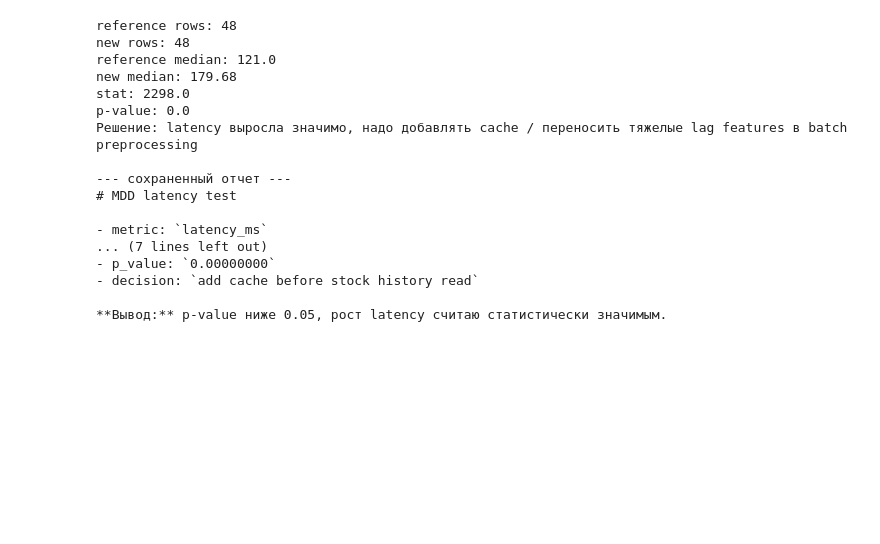
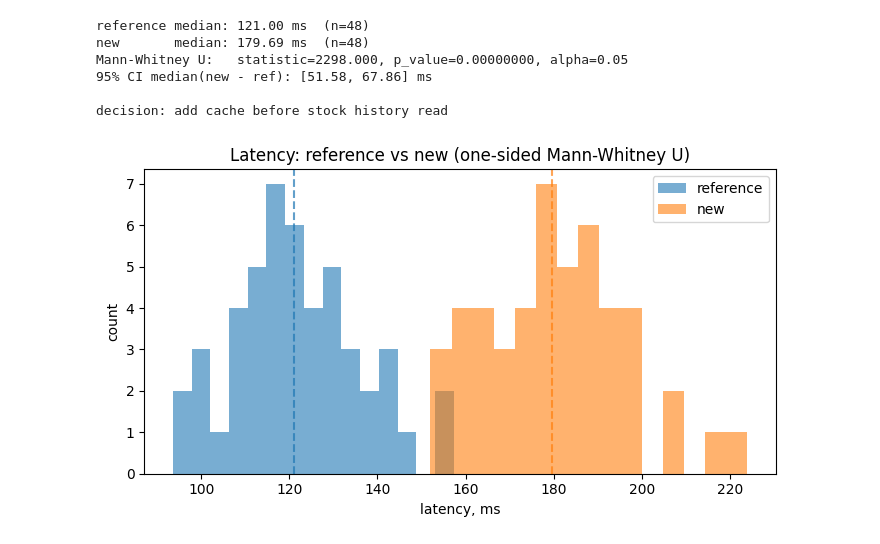
Before and after one commit to 0x39f963/-ml_ops_hw9, a Jupyter notebook: HW9_Design_НовиковИван_last.ipynb, the cells around one changed output. Saved outputs shown, nothing was run; the diff lists cells and outputs as text; code cells hidden in the pictures; blank space fills up the shorter version.

```diff
--- a/HW9_Design_НовиковИван_last.ipynb
+++ b/HW9_Design_НовиковИван_last.ipynb
@@ -291,44 +253,55 @@ latency_ms для расчета прогноза запасов
 # %%
-from pathlib import Path
+# MDD: статистическая проверка роста latency прогноза складских запасов.
+# Reference vs new сохранены в data/reference_latency.csv и data/new_latency.csv.
 
+import numpy as np
 import pandas as pd
+import matplotlib.pyplot as plt
 from scipy.stats import mannwhitneyu
 
-ref = pd.read_csv("data/reference_latency.csv")["latency_ms"]
-new = pd.read_csv("data/new_latency.csv")["latency_ms"]
+ref = pd.read_csv("data/reference_latency.csv")
+new = pd.read_csv("data/new_latency.csv")
 
-stat, p_value = mannwhitneyu(new, ref, alternative="greater")
+ref_lat = ref["latency_ms"].to_numpy()
+new_lat = new["latency_ms"].to_numpy()
 
-print("reference rows:", len(ref))
-print("new rows:", len(new))
-print("reference median:", round(ref.median(), 2))
-print("new median:", round(new.median(), 2))
-print("stat:", round(stat, 3))
-print("p-value:", round(p_value, 8))
+# H0: latency не выросла; H1: new > reference.
+stat, p_value = mannwhitneyu(new_lat, ref_lat, alternative="greater")
 
-if p_value < 0.05:
-    print("Решение: latency выросла значимо, надо добавлять cache / переносить тяжелые lag features в batch preprocessing")
-else:
-    print("Решение: статистически значимого роста нет, пока ничего не меняю")
+rng = np.random.default_rng(42)
+boot = np.empty(5000)
+for i in range(boot.size):
+    a = rng.choice(new_lat, size=new_lat.size, replace=True)
+    b = rng.choice(ref_lat, size=ref_lat.size, replace=True)
+    boot[i] = np.median(a) - np.median(b)
+ci_low, ci_high = np.percentile(boot, [2.5, 97.5])
 
-print("\n--- сохраненный отчет ---")
-print(Path("reports/mdd_test_result.md").read_text(encoding="utf-8"))
+print(f"reference median: {np.median(ref_lat):.2f} ms  (n={ref_lat.size})")
+print(f"new       median: {np.median(new_lat):.2f} ms  (n={new_lat.size})")
+print(f"Mann-Whitney U:   statistic={stat:.3f}, p_value={p_value:.8f}, alpha=0.05")
+print(f"95% CI median(new - ref): [{ci_low:.2f}, {ci_high:.2f}] ms")
+print()
+decision = "add cache before stock history read" if p_value < 0.05 else "no significant change"
+print(f"decision: {decision}")
+
+fig, ax = plt.subplots(figsize=(7, 4))
+ax.hist(ref_lat, bins=15, alpha=0.6, label="reference")
+ax.hist(new_lat, bins=15, alpha=0.6, label="new")
+ax.axvline(np.median(ref_lat), color="C0", linestyle="--", alpha=0.7)
+ax.axvline(np.median(new_lat), color="C1", linestyle="--", alpha=0.7)
+ax.set_xlabel("latency, ms")
+ax.set_ylabel("count")
+ax.set_title("Latency: reference vs new (one-sided Mann-Whitney U)")
+ax.legend()
+plt.tight_layout()
+plt.savefig("reports/mdd_latency_distribution.png", dpi=120)
+plt.show()
 # %% [output]
-reference rows: 48
-new rows: 48
-reference median: 121.0
-new median: 179.68
-stat: 2298.0
-p-value: 0.0
-Решение: latency выросла значимо, надо добавлять cache / переносить тяжелые lag features в batch preprocessing
+reference median: 121.00 ms  (n=48)
+new       median: 179.69 ms  (n=48)
+Mann-Whitney U:   statistic=2298.000, p_value=0.00000000, alpha=0.05
+95% CI median(new - ref): [51.58, 67.86] ms
 
---- сохраненный отчет ---
-# MDD latency test
-
-- metric: `latency_ms`
-... (7 lines left out)
-- p_value: `0.00000000`
-- decision: `add cache before stock history read`
-
-**Вывод:** p-value ниже 0.05, рост latency считаю статистически значимым.
+decision: add cache before stock history read
+[figure, added]
 # %% [markdown]
```
Also changed, not shown: parts of 21 cells of this notebook, 2 other files.
